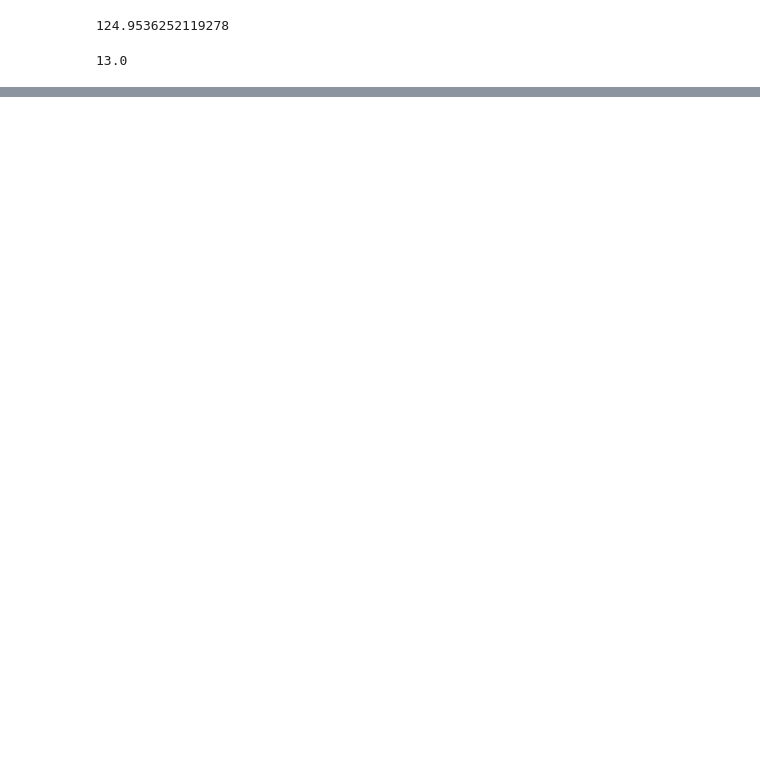
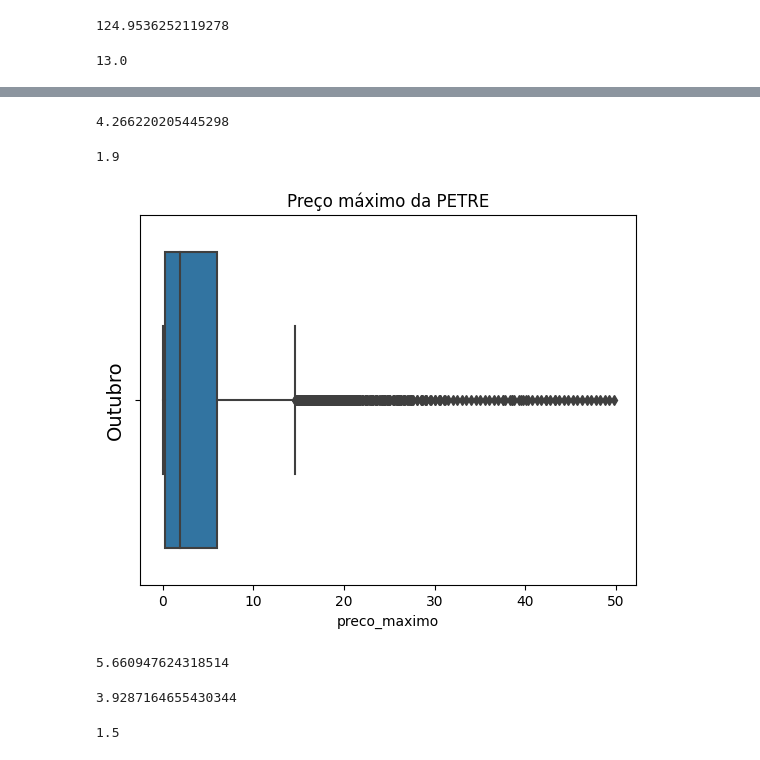
Before and after one commit to data-science-ci/actions-price-analysis, a Jupyter notebook: bovespa.ipynb, the cells around one changed output, grey strips where cells are left out. Saved outputs shown, nothing was run; the diff lists cells and outputs as text; code cells hidden in the pictures; blank space fills up the shorter version.

```diff
--- a/bovespa.ipynb
+++ b/bovespa.ipynb
@@ -206,0 +194,32 @@ sns.boxplot(sorted3_e1["numero_negocios"])
+# %%
+empresa_1["preco_maximo"].mean()
+# %% [output]
+4.266220205445298
+# %%
+empresa_1["preco_maximo"].median()
+# %% [output]
+1.9
+# %%
+boxplot_empresa1_maximo_plt = sns.boxplot(x = empresa_1["preco_maximo"])
+boxplot_empresa1_maximo_plt.set_ylabel('Outubro', fontsize=14)
+
+boxplot_empresa1_maximo_plt.plot()
+
+
+plt.title('Preço máximo da PETRE') # em R$ - Reais
+
+plt.show()
+# %% [output]
+[figure, added]
+# %%
+empresa_1["preco_minimo"].std()
+# %% [output]
+5.660947624318514
+# %%
+empresa_1["preco_minimo"].mean()
+# %% [output]
+3.9287164655430344
+# %%
+empresa_1["preco_minimo"].median()
+# %% [output]
+1.5
```
Also changed, not shown: parts of 24 cells of this notebook.
